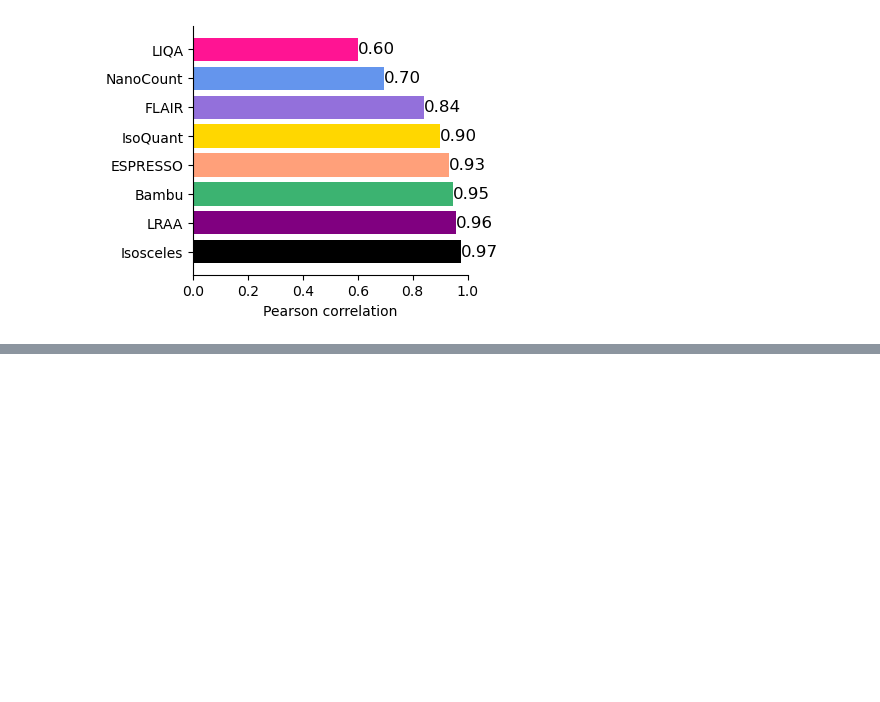
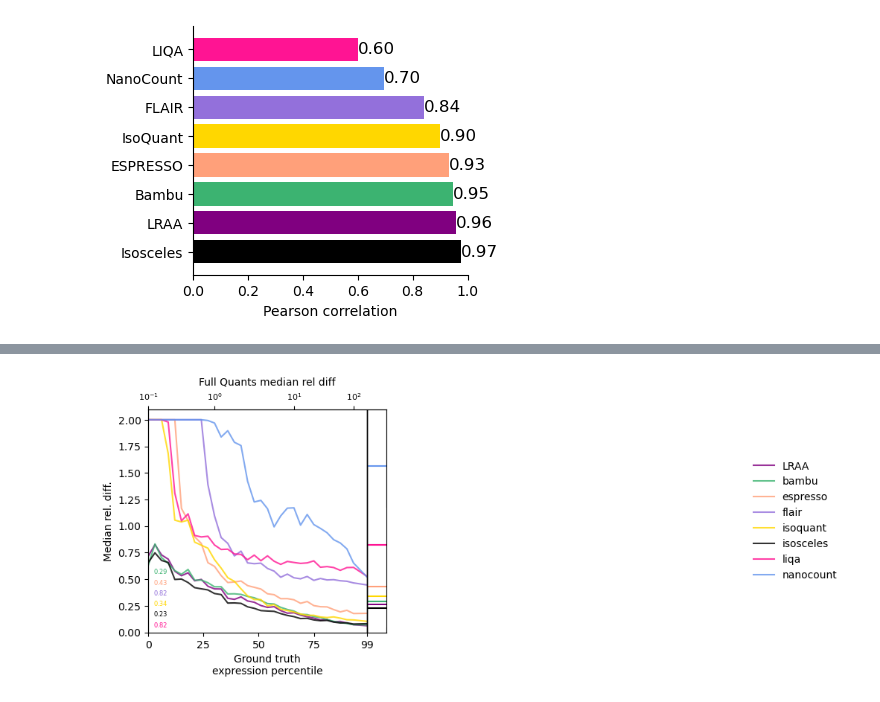
Before and after one commit to MethodsDev/Isosceles_Paper-Ext, a Jupyter notebook: reports/simulated_bulk_benchmarks-BJH-usePyLib-adj.ipynb, the cells around one changed output, grey strips where cells are left out. Saved outputs shown, nothing was run; the diff lists cells and outputs as text; code cells hidden in the pictures; blank space fills up the shorter version.

```diff
--- a/reports/simulated_bulk_benchmarks-BJH-usePyLib-adj.ipynb
+++ b/reports/simulated_bulk_benchmarks-BJH-usePyLib-adj.ipynb
@@ -410 +419,5 @@ cor_pearson_barplot(i_ref_df, fullQuantsDf_dict)
+# %%
+rel_diff_vs_expr_percentile_plot(i_ref_df, fullQuantsDf_dict, 33, 'median', 'Full Quants median rel diff')
+# %% [output]
+[figure, added]
 # %%
```
Also changed, not shown: parts of 10 cells of this notebook, 1 other file.
